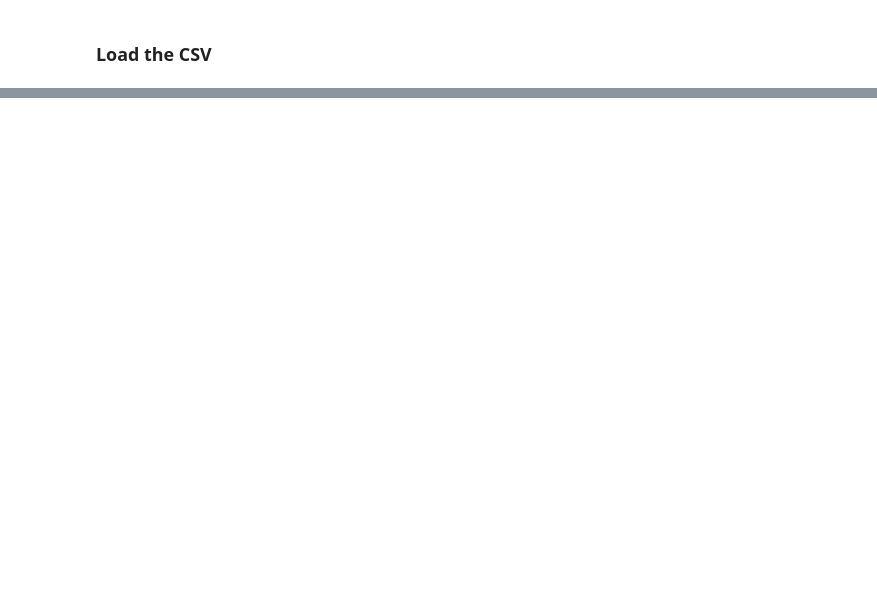
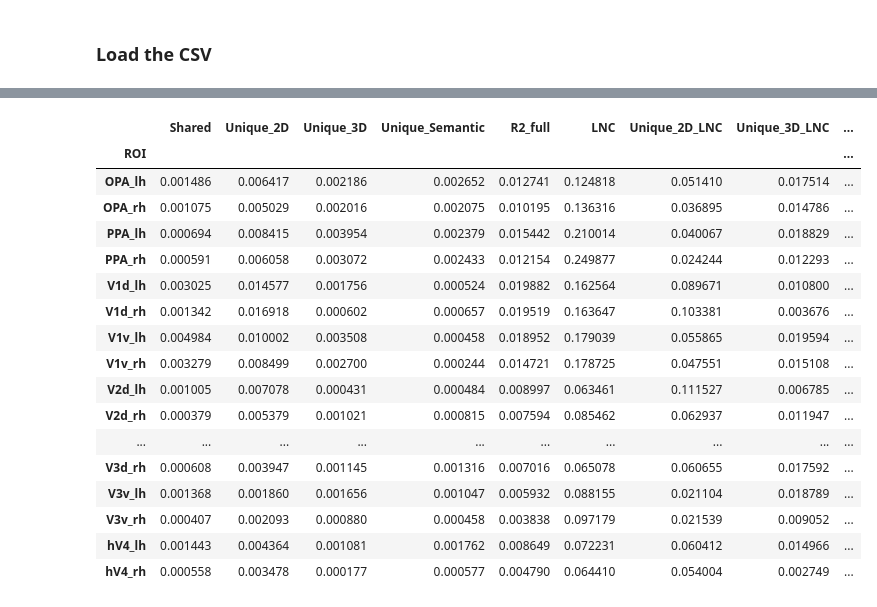
Before and after one commit to sari-saba-sadiya/Unravelling-Brain-Func-LAION, a Jupyter notebook: 3D/NSD dataset/Net2Brain_3D_NSD.ipynb, the cells around one changed output, grey strips where cells are left out. Cells and saved outputs as stored; diff of their text form; code cells hidden in the pictures; blank space fills up the shorter version.

```diff
--- a/3D/NSD dataset/Net2Brain_3D_NSD.ipynb
+++ b/3D/NSD dataset/Net2Brain_3D_NSD.ipynb
@@ -3180,0 +4320,67 @@ NameError: name 'scene_files' is not defined
+# %%
+# --------------------------------------------------
+# LNC-normalized SEM
+# --------------------------------------------------
+
+lnc_lookup = (
+    lnc_data
+    .set_index("ROI")["LNC"]
+    .to_dict()
+)
+
+df_plot["Values_LNC"] = df_plot.apply(
+    lambda row:
+        (
+            np.asarray(
+                row["Values"],
+                dtype=float
+            ).flatten()
+            / lnc_lookup[row["ROI"]]
+        ),
+    axis=1
+)
+
+df_plot["SEM_LNC"] = df_plot[
+    "Values_LNC"
+].apply(
+    lambda x:
+        np.std(
+            x,
+            ddof=1
+        )
+        / np.sqrt(
+            len(x)
+        )
+)
+
+sem_lnc_summary = df_plot.pivot(
+    index="ROI",
+    columns="Component",
+    values="SEM_LNC"
+)
+
+summary = summary.join(
+    sem_lnc_summary,
+    rsuffix="_SEM"
+)
+
+display(summary)
+# %% [output]
+|  | Shared | Unique_2D | Unique_3D | Unique_Semantic | R2_full | LNC | Unique_2D_LNC | Unique_3D_LNC | ... |
+| ROI |  |  |  |  |  |  |  |  | ... |
+| OPA_lh | 0.001486 | 0.006417 | 0.002186 | 0.002652 | 0.012741 | 0.124818 | 0.051410 | 0.017514 | ... |
+| OPA_rh | 0.001075 | 0.005029 | 0.002016 | 0.002075 | 0.010195 | 0.136316 | 0.036895 | 0.014786 | ... |
+| PPA_lh | 0.000694 | 0.008415 | 0.003954 | 0.002379 | 0.015442 | 0.210014 | 0.040067 | 0.018829 | ... |
+| PPA_rh | 0.000591 | 0.006058 | 0.003072 | 0.002433 | 0.012154 | 0.249877 | 0.024244 | 0.012293 | ... |
+| V1d_lh | 0.003025 | 0.014577 | 0.001756 | 0.000524 | 0.019882 | 0.162564 | 0.089671 | 0.010800 | ... |
+| V1d_rh | 0.001342 | 0.016918 | 0.000602 | 0.000657 | 0.019519 | 0.163647 | 0.103381 | 0.003676 | ... |
+| V1v_lh | 0.004984 | 0.010002 | 0.003508 | 0.000458 | 0.018952 | 0.179039 | 0.055865 | 0.019594 | ... |
+| V1v_rh | 0.003279 | 0.008499 | 0.002700 | 0.000244 | 0.014721 | 0.178725 | 0.047551 | 0.015108 | ... |
+| V2d_lh | 0.001005 | 0.007078 | 0.000431 | 0.000484 | 0.008997 | 0.063461 | 0.111527 | 0.006785 | ... |
+| V2d_rh | 0.000379 | 0.005379 | 0.001021 | 0.000815 | 0.007594 | 0.085462 | 0.062937 | 0.011947 | ... |
+| ... | ... | ... | ... | ... | ... | ... | ... | ... | ... |
+| V3d_rh | 0.000608 | 0.003947 | 0.001145 | 0.001316 | 0.007016 | 0.065078 | 0.060655 | 0.017592 | ... |
+| V3v_lh | 0.001368 | 0.001860 | 0.001656 | 0.001047 | 0.005932 | 0.088155 | 0.021104 | 0.018789 | ... |
+| V3v_rh | 0.000407 | 0.002093 | 0.000880 | 0.000458 | 0.003838 | 0.097179 | 0.021539 | 0.009052 | ... |
+| hV4_lh | 0.001443 | 0.004364 | 0.001081 | 0.001762 | 0.008649 | 0.072231 | 0.060412 | 0.014966 | ... |
+| hV4_rh | 0.000558 | 0.003478 | 0.000177 | 0.000577 | 0.004790 | 0.064410 | 0.054004 | 0.002749 | ... |
```
Also changed, not shown: parts of 31 cells of this notebook, 5 other files.
